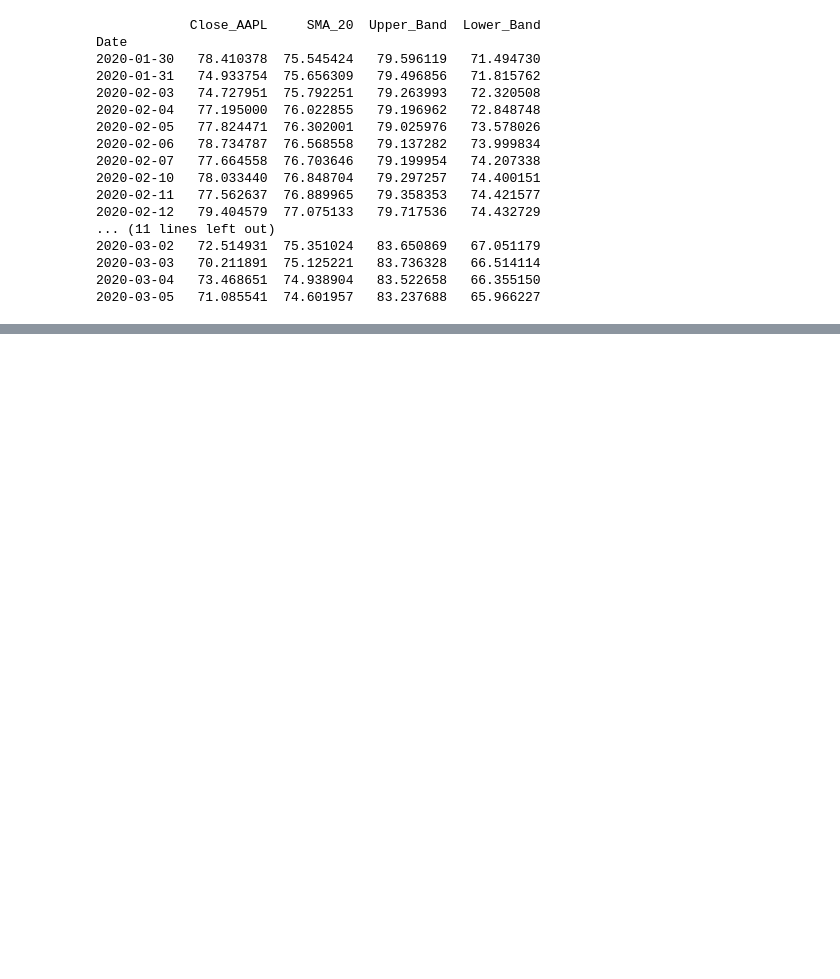
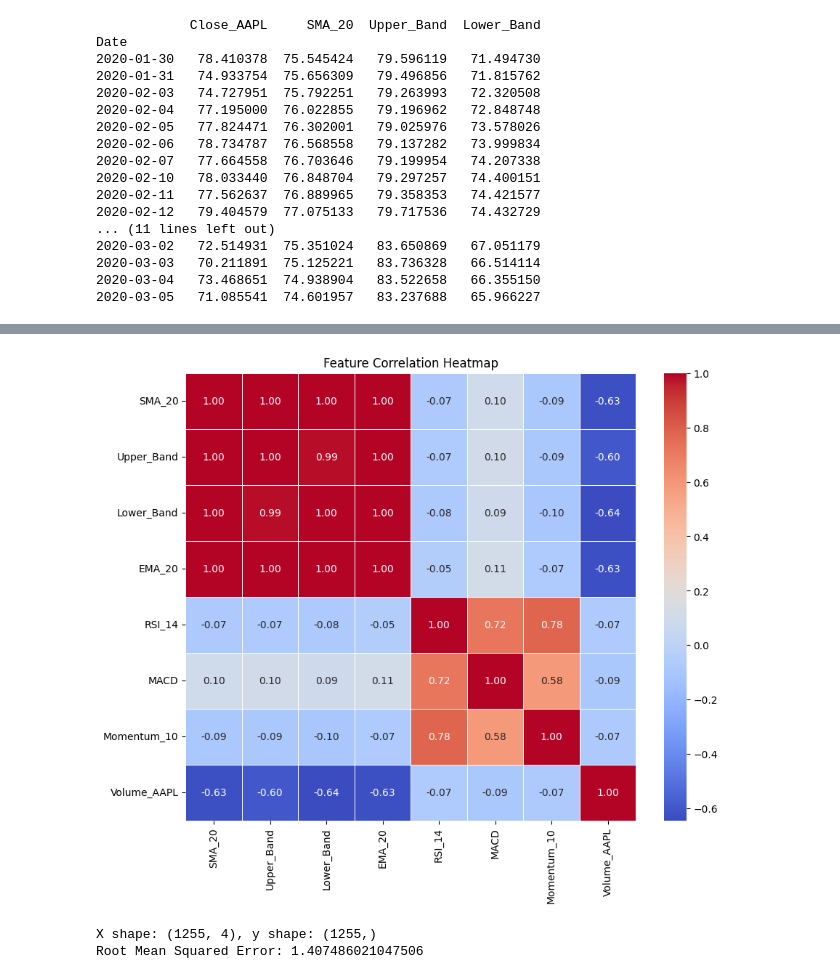
Before and after one commit to kankekarsaurabh/project, a Jupyter notebook: stock.ipynb, the cells around one changed output, grey strips where cells are left out. Cells and saved outputs as stored; diff of their text form; code cells hidden in the pictures; blank space fills up the shorter version.

```diff
--- a/stock.ipynb
+++ b/stock.ipynb
@@ -258,0 +267,6 @@ Y_pred=model.predict(X_test)
+# %%
+# Fixing the SettingWithCopyWarning issue
+stock_data.loc[:, "EMA_20"] = stock_data["Close_AAPL"].ewm(span=20, adjust=False).mean()
+stock_data.loc[:, "RSI_14"] = 100 - (100 / (1 + rs))
+stock_data.loc[:, "MACD"] = ema_12 - ema_26
+stock_data.loc[:, "Momentum_10"] = stock_data["Close_AAPL"].pct_change(periods=10)
@@ -258,0 +292,25 @@ Y_pred=model.predict(X_test)
+# %%
+
+# Drop NaN values from rolling calculations
+stock_data = stock_data.dropna()
+
+# Define features and target variable
+features = ["SMA_20", "Upper_Band", "Lower_Band", "EMA_20", "RSI_14", "MACD", "Momentum_10", "Volume_AAPL"]
+target = "Close_AAPL"
+
+X = stock_data[features]
+y = stock_data[target]
+
+# Split into training and testing sets
+X_train, X_test, y_train, y_test = train_test_split(X, y, test_size=0.2, random_state=42)
+
+# Train a simple Linear Regression model
+model = LinearRegression()
+model.fit(X_train, y_train)
+
+# Make predictions
+y_pred = model.predict(X_test)
+
+# Evaluate the model
+rmse = mean_squared_error(y_test, y_pred)**0.05
+print(f"Root Mean Squared Error: {rmse}")
@@ -258,0 +331,47 @@ Y_pred=model.predict(X_test)
+# %%
+import seaborn as sns
+import matplotlib.pyplot as plt
+
+plt.figure(figsize=(10, 8))
+sns.heatmap(X.corr(), annot=True, cmap="coolwarm", fmt=".2f", linewidths=0.5)
+plt.title("Feature Correlation Heatmap")
+plt.show()
+# %% [output]
+[figure, added]
+# %%
+#dropping features based on correlation matrix
+# Define features and target variable
+# Drop rows where any NaN exists in features or target
+stock_data = stock_data.dropna(subset=features + [target])
+
+# Define features and target again after dropping NaNs
+X = stock_data[features]
+y = stock_data[target]
+
+# Check for consistent shapes
+print(f"X shape: {X.shape}, y shape: {y.shape}")
+
+stock_data = stock_data.dropna()
+features = [ "RSI_14", "MACD", "Momentum_10", "Volume_AAPL"]
+target = "Close_AAPL"
+
+
+X=stock_data[features]
+Y=stock_data[target]
+
+# Split into training and testing sets
+X_train, X_test, y_train, y_test = train_test_split(X, y, test_size=0.2, random_state=42)
+
+# Train a simple Linear Regression model
+model = LinearRegression()
+model.fit(X_train, y_train)
+
+# Make predictions
+y_pred = model.predict(X_test)
+
+# Evaluate the model
+rmse = mean_squared_error(y_test, y_pred)**0.05
+print(f"Root Mean Squared Error: {rmse}")
+# %% [output]
+X shape: (1255, 4), y shape: (1255,)
+Root Mean Squared Error: 1.407486021047506
```
Also changed, not shown: parts of 6 cells of this notebook.
